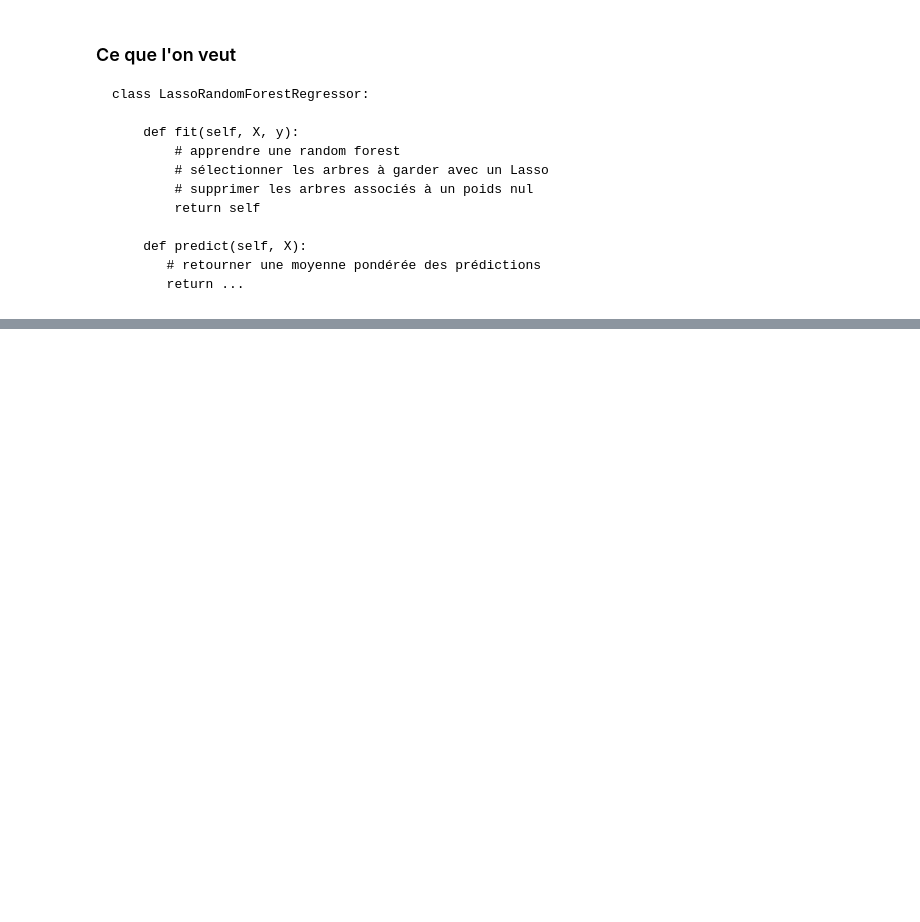
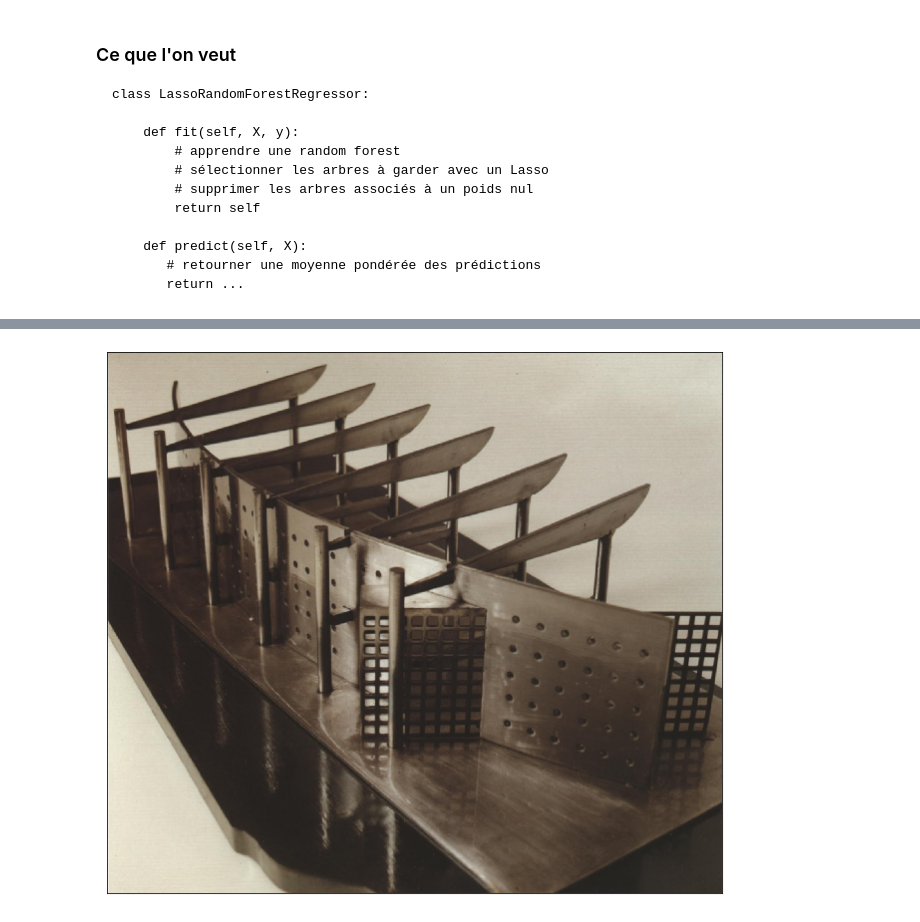
Before and after one commit to sdpython/jupytalk, a Jupyter notebook: _doc/notebooks/2019/ensae_api/sklearn_api.ipynb, the cells around one changed output, grey strips where cells are left out. Cells and saved outputs as stored; diff of their text form; code cells hidden in the pictures; blank space fills up the shorter version.

```diff
--- a/_doc/notebooks/2019/ensae_api/sklearn_api.ipynb
+++ b/_doc/notebooks/2019/ensae_api/sklearn_api.ipynb
@@ -420,0 +585,4 @@ class LassoRandomForestRegressor:
+# %%
+show_images('lycee_chanzy_maquette.jpg', figsize=(16,10));
+# %% [output]
+[figure, added]
```
Also changed, not shown: parts of 28 cells of this notebook, 9 other files.
